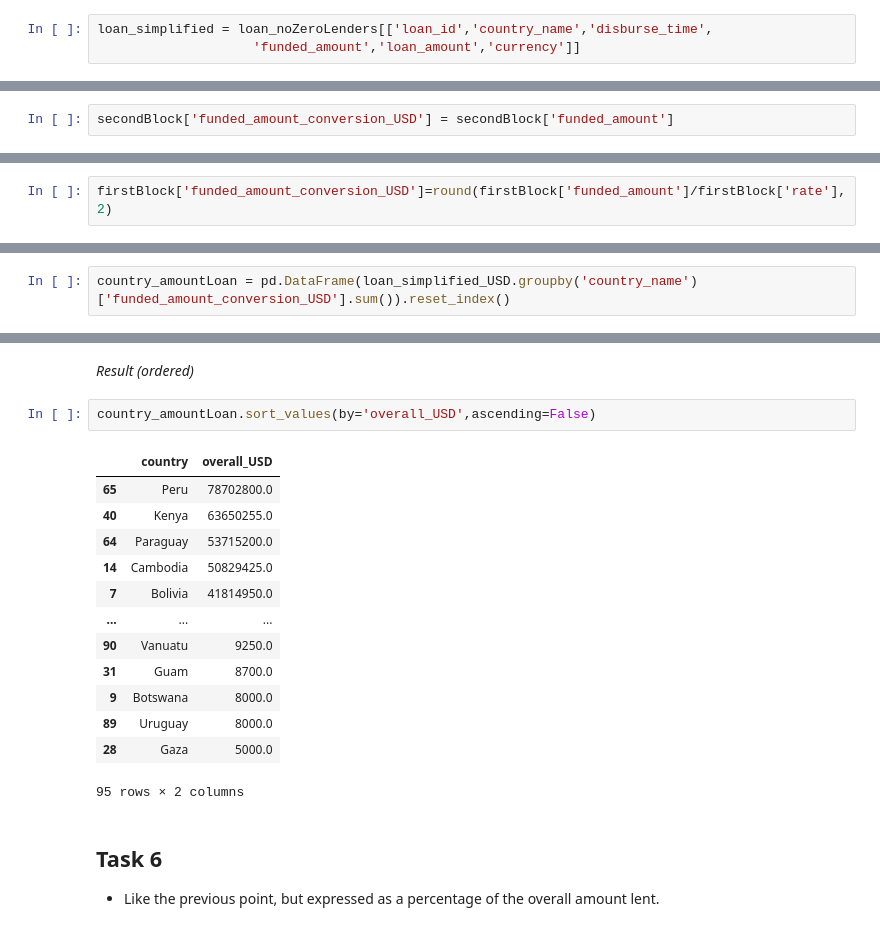
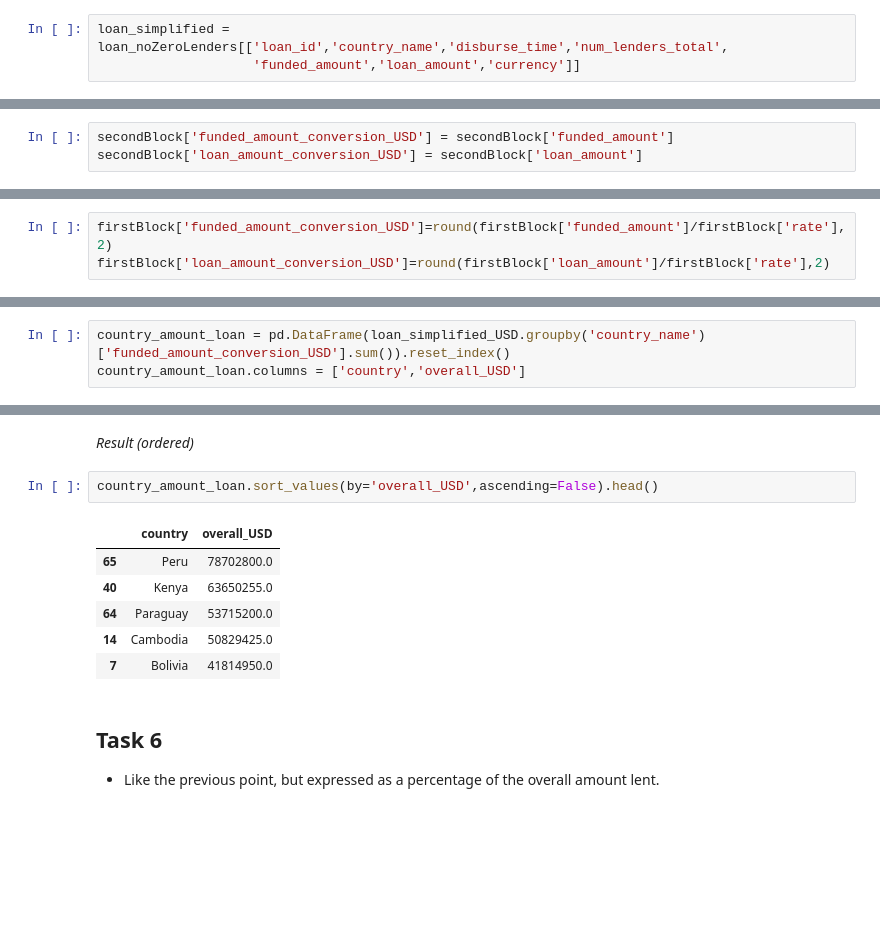
Before and after one commit to gaveter/Project_cs, a Jupyter notebook: Project.ipynb, the cells around one changed output, grey strips where cells are left out. Cells and saved outputs as stored; diff of their text form; blank space fills up the shorter version.

```diff
--- a/Project.ipynb
+++ b/Project.ipynb
@@ -416,7 +375,7 @@ country_numberLoan.sort_values(by='count',ascending=False)
 
 N.B. For this task I've decided to convert 'funded_amount' to USD for each loan due to need to sum all amount money for each country
 # %%
-loan_simplified = loan_noZeroLenders[['loan_id','country_name','disburse_time',
+loan_simplified = loan_noZeroLenders[['loan_id','country_name','disburse_time','num_lenders_total',
                     'funded_amount','loan_amount','currency']]
 # %% [markdown]
 ### Functions needed to check if date represent week-end or not
@@ -515,6 +446,7 @@ Name: loan_id, dtype: int64
 secondBlock = loan_simplified.drop(firstBlock_index,axis=0)
 # %%
 secondBlock['funded_amount_conversion_USD'] = secondBlock['funded_amount']
+secondBlock['loan_amount_conversion_USD'] = secondBlock['loan_amount']
 # %% [markdown]
 ### Functions needed to get last business day if date was holiday
 # %%
@@ -691,2 +611,3 @@ firstBlock.drop(columns=['date','curr'],inplace=True)
 # %%
 firstBlock['funded_amount_conversion_USD']=round(firstBlock['funded_amount']/firstBlock['rate'],2)
+firstBlock['loan_amount_conversion_USD']=round(firstBlock['loan_amount']/firstBlock['rate'],2)
@@ -709,4 +614,5 @@ firstBlock
 # %%
 loan_simplified_USD = pd.concat([firstBlock,secondBlock],axis=0,sort=False)
 # %%
-country_amountLoan = pd.DataFrame(loan_simplified_USD.groupby('country_name')['funded_amount_conversion_USD'].sum()).reset_index()
+country_amount_loan = pd.DataFrame(loan_simplified_USD.groupby('country_name')['funded_amount_conversion_USD'].sum()).reset_index()
+country_amount_loan.columns = ['country','overall_USD']
@@ -726,21 +630,14 @@ country_amountLoan.head()
 # %% [markdown]
 _Result (ordered)_
 # %%
-country_amountLoan.sort_values(by='overall_USD',ascending=False)
+country_amount_loan.sort_values(by='overall_USD',ascending=False).head()
 # %% [output]
 |  | country | overall_USD |
 | 65 | Peru | 78702800.0 |
 | 40 | Kenya | 63650255.0 |
 | 64 | Paraguay | 53715200.0 |
 | 14 | Cambodia | 50829425.0 |
 | 7 | Bolivia | 41814950.0 |
-| ... | ... | ... |
-| 90 | Vanuatu | 9250.0 |
-| 31 | Guam | 8700.0 |
-| 9 | Botswana | 8000.0 |
-| 89 | Uruguay | 8000.0 |
-| 28 | Gaza | 5000.0 |
-95 rows × 2 columns
 # %% [markdown]
 ## Task 6
 - Like the previous point, but expressed as a percentage of the overall amount lent.
```
Also changed, not shown: parts of 72 cells of this notebook.
